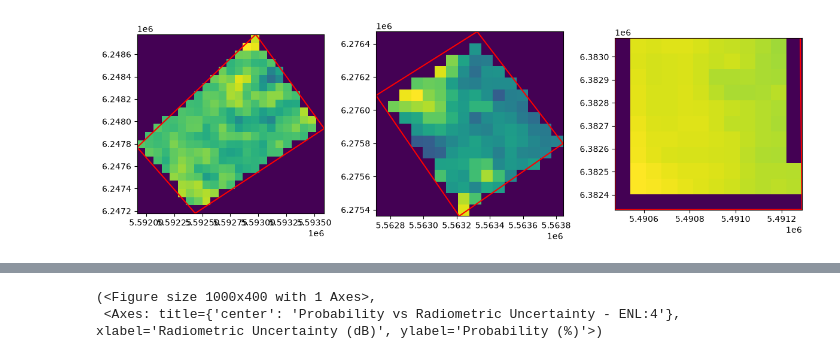
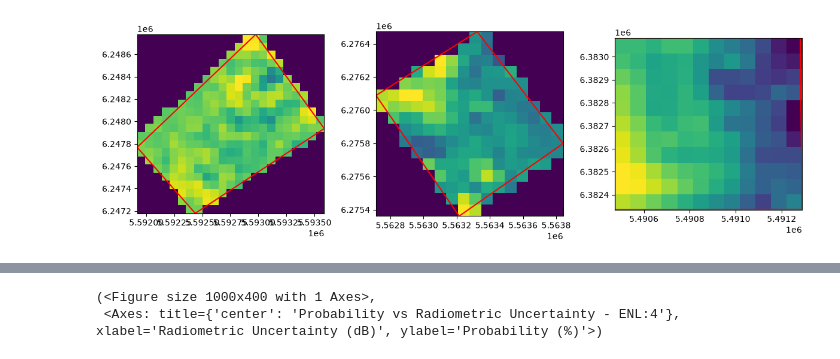
Before and after one commit to francobarrionuevoenv21/MAIE_devs_pub, a Jupyter notebook: SAR/Mercedes/TP4 Filtros/radiometric_uncertainty/func_test.ipynb, the cells around one changed output, grey strips where cells are left out. Cells and saved outputs as stored; diff of their text form; code cells hidden in the pictures.

```diff
--- a/SAR/Mercedes/TP4 Filtros/radiometric_uncertainty/func_test.ipynb
+++ b/SAR/Mercedes/TP4 Filtros/radiometric_uncertainty/func_test.ipynb
@@ -23,17 +27,18 @@ gpd_samples_rep = gpd_samples.to_crs(scene_test.crs)
 # %%
 fig, ax = plt.subplots(1, 3, figsize=(12, 4), tight_layout=True)
 
 for idx, row in gpd_samples_rep.iterrows():
-    #print(row.geometry.bounds)
     minx, miny, maxx, maxy = row.geometry.bounds
     plot_extent = (minx, maxx, miny, maxy)
 
-    scene_mask, mask_transform = mask(dataset=scene_test, shapes = [row.geometry], crop = True)
-    ax[idx].imshow(scene_mask[0], cmap='viridis', extent = plot_extent)
+    scene_mask, mask_transform = mask(dataset=scene_test, shapes = [row.geometry], all_touched=True, crop = True)
+    ax[idx].imshow(scene_mask[0], cmap='viridis',
+                   vmin = np.nanpercentile(scene_mask[0], 1), vmax = np.nanpercentile(scene_mask[0], 99),
+                   extent = plot_extent)
 
     gpd.GeoSeries([row.geometry]).plot(ax=ax[idx], edgecolor='red', linewidth=1.5, facecolor='none')
 # %% [output]
-[figure, old version]
+[figure, new version]
 # %%
 rdc(TIF_PATH, SAMPLES_PATH, SAMPLES_COL, LIST_PROBS)
 # %% [output]
```
Also changed, not shown: parts of 3 cells of this notebook, 3 other files.
